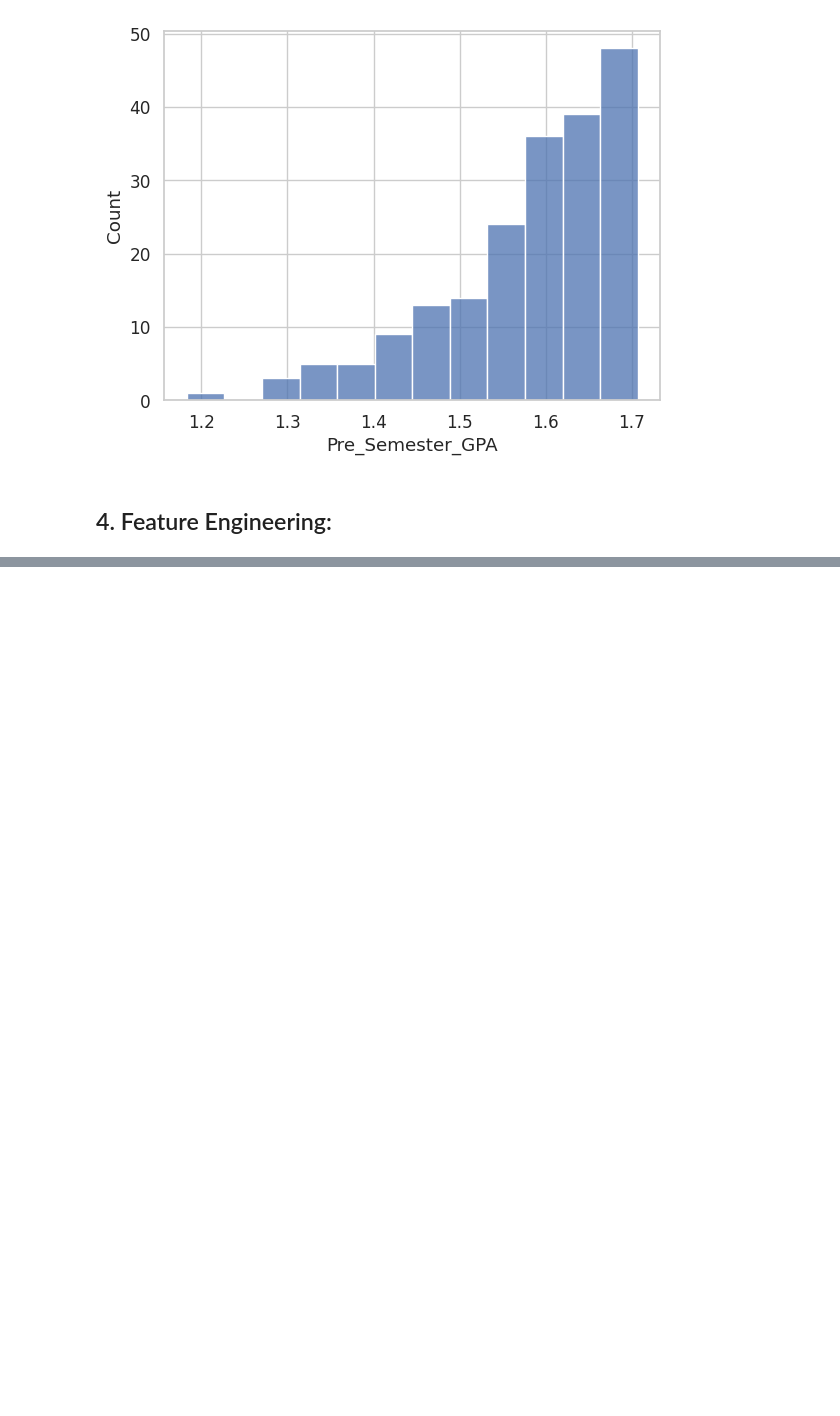
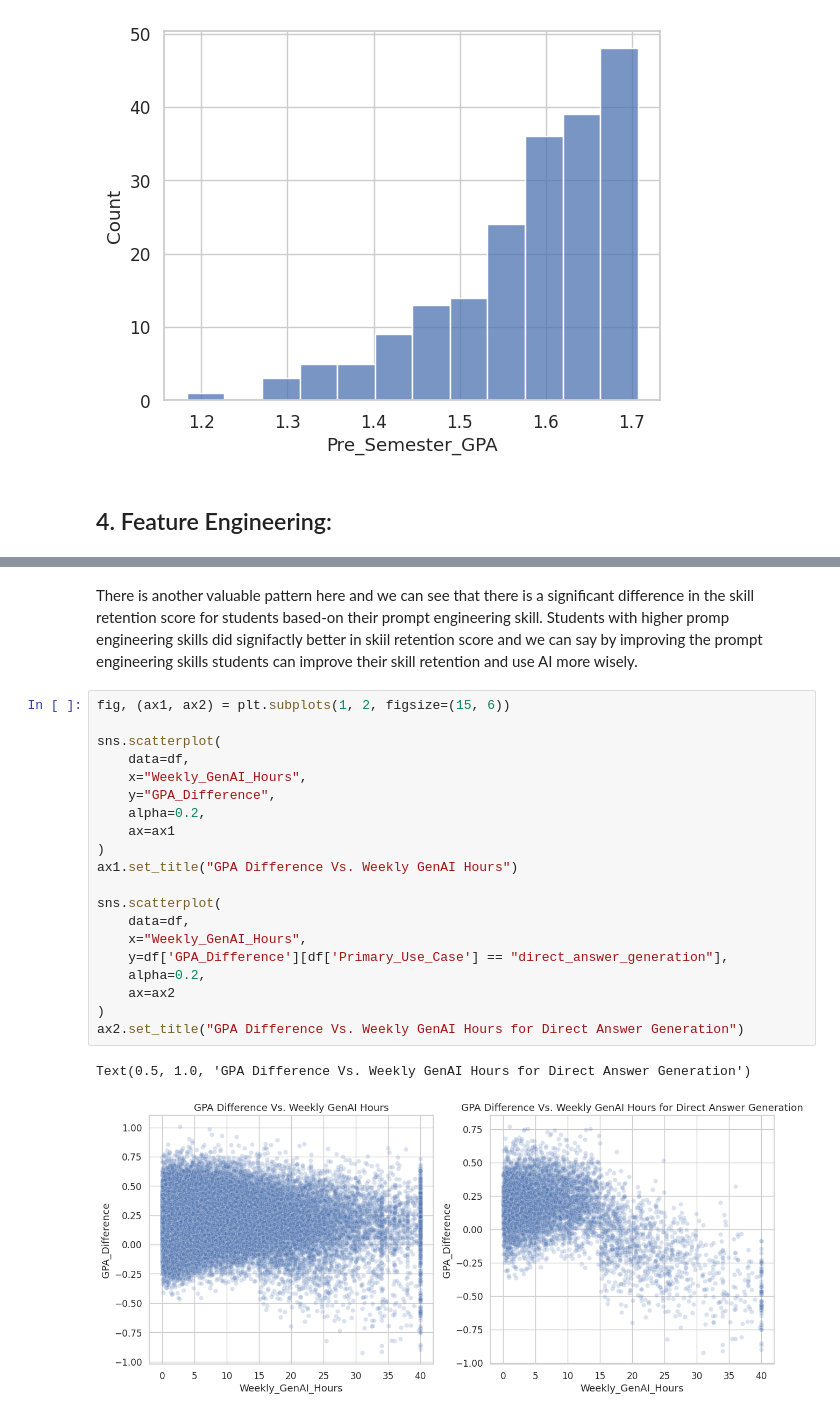
Before and after one commit to Erfan-Taherirani/Applied-ML-Lab, a Jupyter notebook: core_ml/regression/impact_of_ai_on_students/src/GPA_change_analysis.ipynb, the cells around one changed output, grey strips where cells are left out. Drawn from its saved outputs; the diff is of its cells as text; blank space fills up the shorter version.

```diff
--- a/core_ml/regression/impact_of_ai_on_students/src/GPA_change_analysis.ipynb
+++ b/core_ml/regression/impact_of_ai_on_students/src/GPA_change_analysis.ipynb
@@ -476,0 +544,25 @@ brain storming:
+# %% [markdown]
+There is another valuable pattern here and we can see that there is a significant difference in the skill retention score for students based-on their prompt engineering skill. Students with higher promp engineering skills did signifactly better in skiil retention score and we can say by improving the prompt engineering skills students can improve their skill retention and use AI more wisely.
+# %%
+fig, (ax1, ax2) = plt.subplots(1, 2, figsize=(15, 6))
+
+sns.scatterplot(
+    data=df,
+    x="Weekly_GenAI_Hours",
+    y="GPA_Difference",
+    alpha=0.2,
+    ax=ax1
+)
+ax1.set_title("GPA Difference Vs. Weekly GenAI Hours")
+
+sns.scatterplot(
+    data=df,
+    x="Weekly_GenAI_Hours",
+    y=df['GPA_Difference'][df['Primary_Use_Case'] == "direct_answer_generation"],
+    alpha=0.2,
+    ax=ax2
+)
+ax2.set_title("GPA Difference Vs. Weekly GenAI Hours for Direct Answer Generation")
+# %% [output]
+Text(0.5, 1.0, 'GPA Difference Vs. Weekly GenAI Hours for Direct Answer Generation')
+[figure, added]
```
Also changed, not shown: parts of 50 cells of this notebook.
